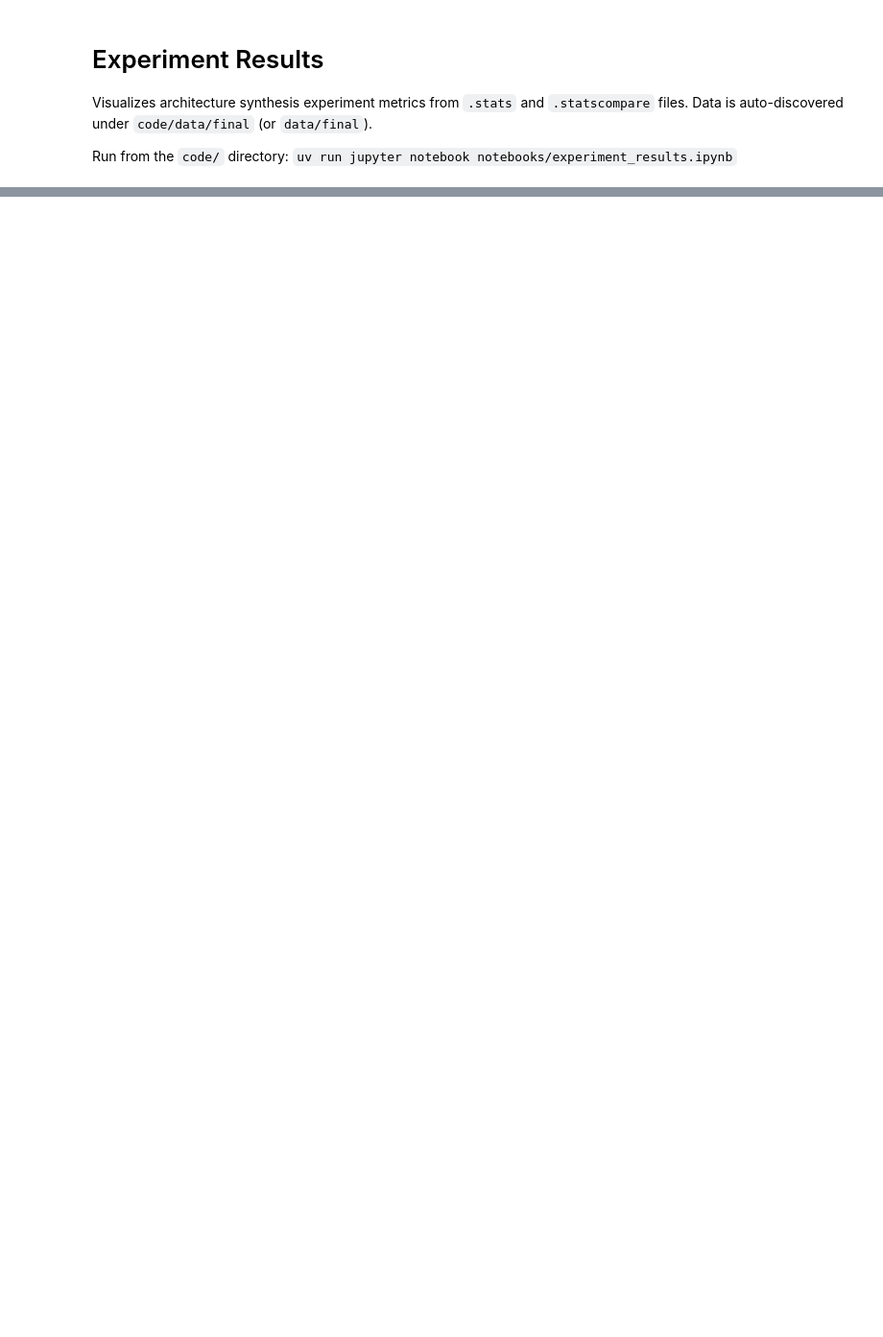
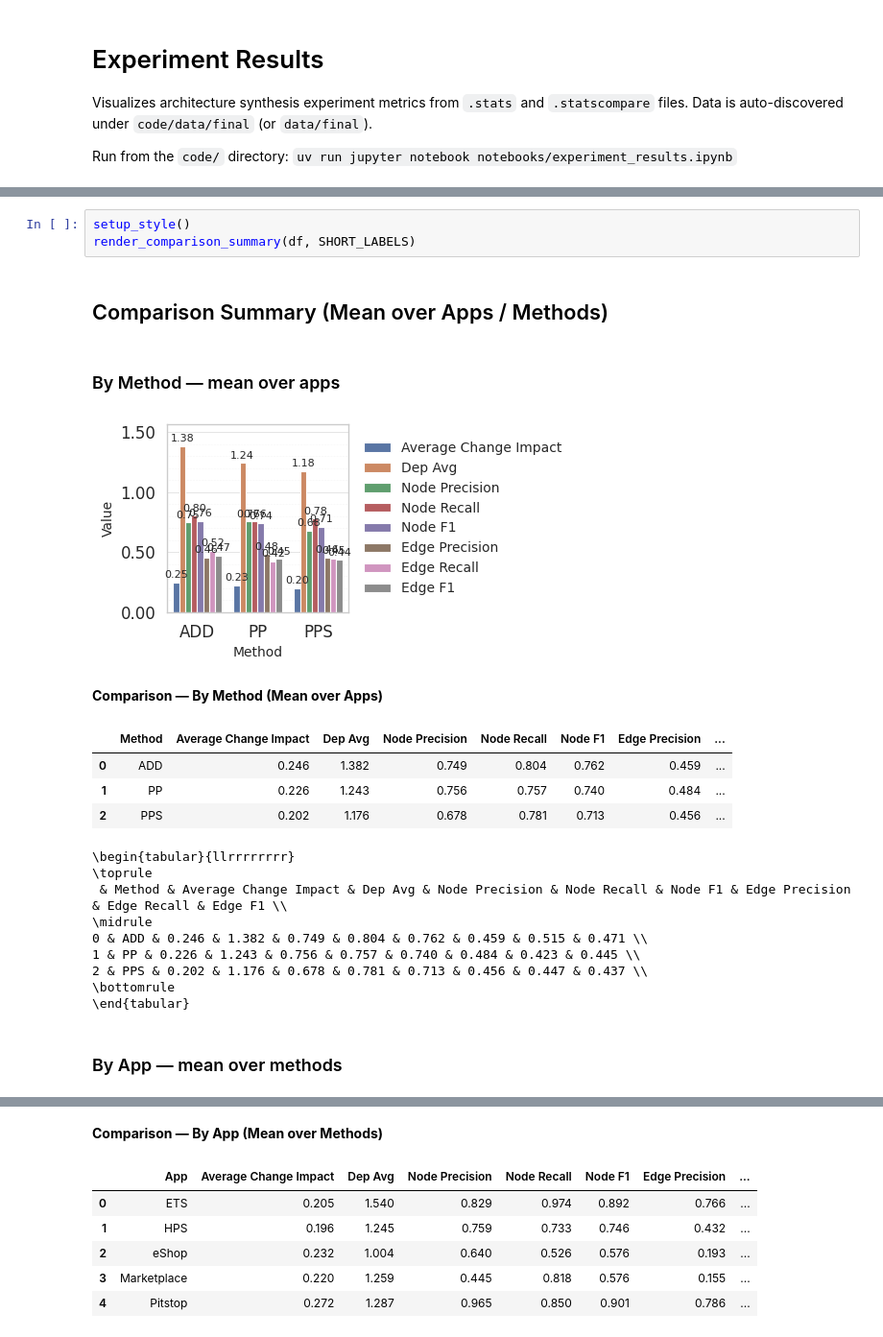
Before and after one commit to kfijalkowski1/PBAD, a Jupyter notebook: code/notebooks/experiment_results.ipynb, the cells around one changed output, grey strips where cells are left out. Shown at 96% size. Saved outputs shown, nothing was run; the diff lists cells and outputs as text; blank space fills up the shorter version.

```diff
--- a/code/notebooks/experiment_results.ipynb
+++ b/code/notebooks/experiment_results.ipynb
@@ -81,0 +84,22 @@ display(df.head())
+# %%
+setup_style()
+render_comparison_summary(df, SHORT_LABELS)
+# %% [output]
+## Comparison Summary (Mean over Apps / Methods)
+### By Method — mean over apps
+[figure, added]
+**Comparison — By Method (Mean over Apps)**
+|  | Method | Average Change Impact | Dep Avg | Node Precision | Node Recall | Node F1 | Edge Precision | ... |
+| 0 | ADD | 0.246 | 1.382 | 0.749 | 0.804 | 0.762 | 0.459 | ... |
+| 1 | PP | 0.226 | 1.243 | 0.756 | 0.757 | 0.740 | 0.484 | ... |
+| 2 | PPS | 0.202 | 1.176 | 0.678 | 0.781 | 0.713 | 0.456 | ... |
+\begin{tabular}{llrrrrrrrr}
+\toprule
+ & Method & Average Change Impact & Dep Avg & Node Precision & Node Recall & Node F1 & Edge Precision & Edge Recall & Edge F1 \\
+\midrule
+0 & ADD & 0.246 & 1.382 & 0.749 & 0.804 & 0.762 & 0.459 & 0.515 & 0.471 \\
+1 & PP & 0.226 & 1.243 & 0.756 & 0.757 & 0.740 & 0.484 & 0.423 & 0.445 \\
+2 & PPS & 0.202 & 1.176 & 0.678 & 0.781 & 0.713 & 0.456 & 0.447 & 0.437 \\
+\bottomrule
+\end{tabular}
+### By App — mean over methods
@@ -81,0 +107,7 @@ display(df.head())
+**Comparison — By App (Mean over Methods)**
+|  | App | Average Change Impact | Dep Avg | Node Precision | Node Recall | Node F1 | Edge Precision | ... |
+| 0 | ETS | 0.205 | 1.540 | 0.829 | 0.974 | 0.892 | 0.766 | ... |
+| 1 | HPS | 0.196 | 1.245 | 0.759 | 0.733 | 0.746 | 0.432 | ... |
+| 2 | eShop | 0.232 | 1.004 | 0.640 | 0.526 | 0.576 | 0.193 | ... |
+| 3 | Marketplace | 0.220 | 1.259 | 0.445 | 0.818 | 0.576 | 0.155 | ... |
+| 4 | Pitstop | 0.272 | 1.287 | 0.965 | 0.850 | 0.901 | 0.786 | ... |
```
Also changed, not shown: parts of 5 cells of this notebook, 24 other files.
